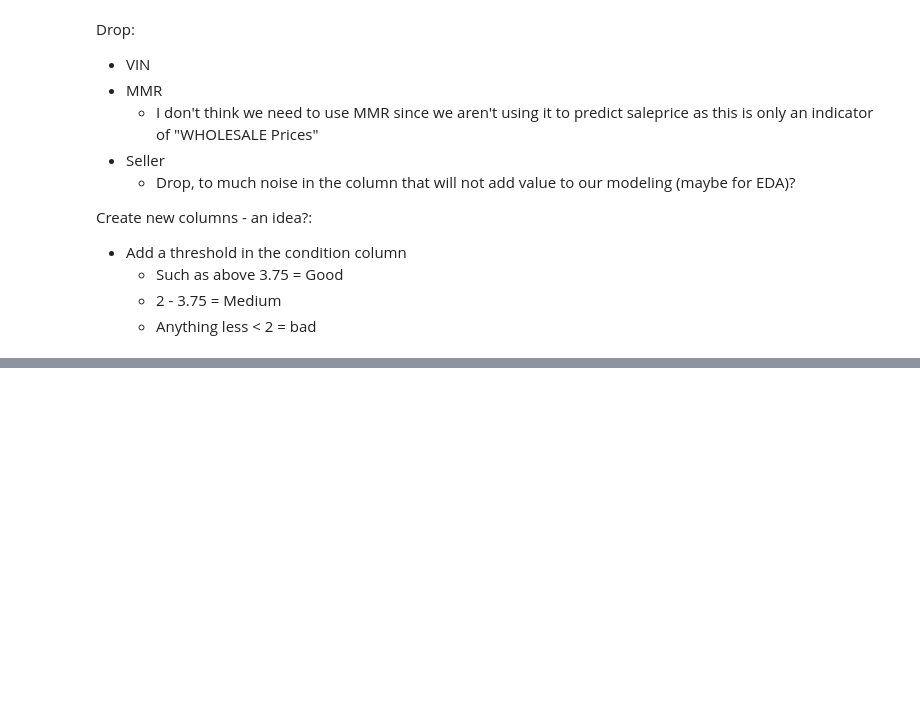
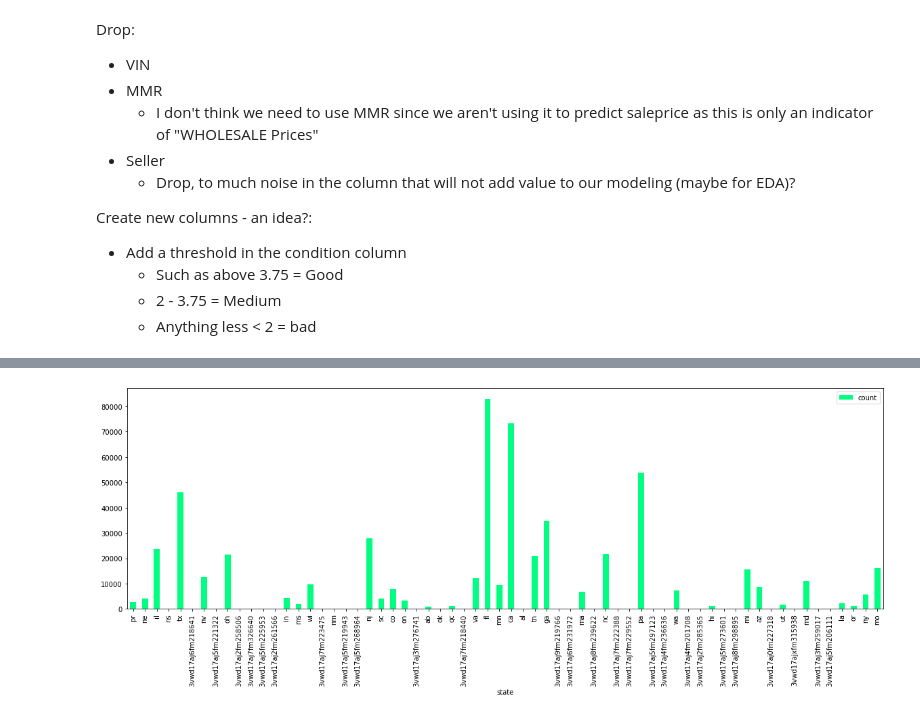
Before and after one commit to iamAngelSH/Used_Car_Project, a Jupyter notebook: Modeling_Linear_angel.ipynb, the cells around one changed output, grey strips where cells are left out. Drawn from its saved outputs; the diff is of its cells as text; code cells hidden in the pictures; blank space fills up the shorter version.

```diff
--- a/Modeling_Linear_angel.ipynb
+++ b/Modeling_Linear_angel.ipynb
@@ -169,0 +170,4 @@ states.show(states.count(), truncate = False)
+# %%
+plot_basic_visuals(df, 'state')
+# %% [output]
+[figure, added]
```
Also changed, not shown: parts of 10 cells of this notebook.
